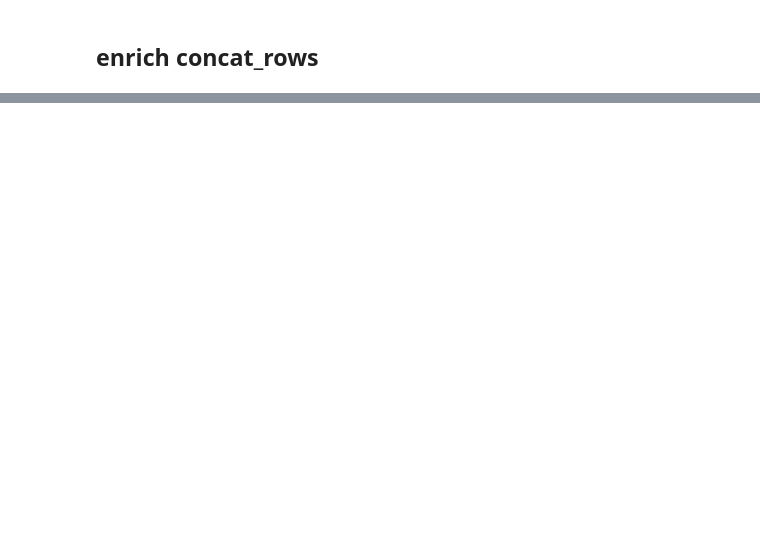
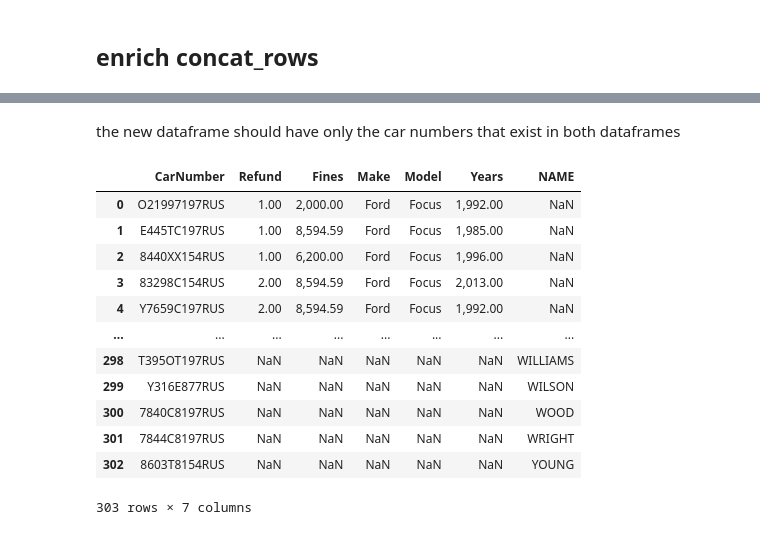
Before and after one commit to greg-gav/Python_DS_42_Picine, a Jupyter notebook: day_05/ex04/enrichment.ipynb, the cells around one changed output, grey strips where cells are left out. Drawn from its saved outputs; the diff is of its cells as text; code cells hidden in the pictures; blank space fills up the shorter version.

```diff
--- a/day_05/ex04/enrichment.ipynb
+++ b/day_05/ex04/enrichment.ipynb
@@ -67,0 +105,8 @@ fines
+# %%
+names = pd.read_json("../data/surname.json")
+num_unique = len(fines.CarNumber.unique())
+new_header = names.iloc[0]
+names = names[1:]
+names.columns = new_header
+owners = pd.concat([fines.CarNumber.sample(100).reset_index(drop=True), names.NAME.reset_index(drop=True)], axis=1)
+owners
@@ -67,0 +127,12 @@ fines
+# %%
+to_add = ["8976TT36US", 3, 7000.0, "Tesla", "Model Y", 2020]
+fines.loc[len(fines)] = to_add
+to_add = ["9000MAT9US", 1, 300.0, "Tesla", "Model X", 2021]
+fines.loc[len(fines)] = to_add
+to_add = ["KO6TT36US", 5, 57000.0, "Tesla", "Model M", 2022]
+fines.loc[len(fines)] = to_add
+to_add = ["KOTT9736US", 1, 100.0, "Tesla", "Model Z", 2019]
+fines.loc[len(fines)] = to_add
+to_add = ["POST36US", 1, 700.0, "Tesla", "Model S", 2018]
+fines.loc[len(fines)] = to_add
+fines
@@ -67,0 +153,10 @@ fines
+# %%
+to_drop = fines.CarNumber.iloc[-20:]
+owners[~owners['CarNumber'].isin(to_drop)]
+to_add = ["8976TT36EU", "IVANOV"]
+owners.loc[len(owners)] = to_add
+to_add = ["9000MAT9EU", "PETROV"]
+owners.loc[len(owners)] = to_add
+to_add = ["KO6TT36EU", "KIM"]
+owners.loc[len(owners)] = to_add
+owners
@@ -67,0 +177,20 @@ fines
+# %% [markdown]
+the new dataframe should have only the car numbers that exist in both
+dataframes
+# %%
+res = pd.concat([fines[fines.CarNumber.isin(owners.CarNumber)], owners[owners.CarNumber.isin(fines.CarNumber)]]).reset_index(drop=True)
+res
+# %% [output]
+|  | CarNumber | Refund | Fines | Make | Model | Years | NAME |
+| 0 | O21997197RUS | 1.00 | 2,000.00 | Ford | Focus | 1,992.00 | NaN |
+| 1 | E445TC197RUS | 1.00 | 8,594.59 | Ford | Focus | 1,985.00 | NaN |
+| 2 | 8440XX154RUS | 1.00 | 6,200.00 | Ford | Focus | 1,996.00 | NaN |
+| 3 | 83298C154RUS | 2.00 | 8,594.59 | Ford | Focus | 2,013.00 | NaN |
+| 4 | Y7659C197RUS | 2.00 | 8,594.59 | Ford | Focus | 1,992.00 | NaN |
+| ... | ... | ... | ... | ... | ... | ... | ... |
+| 298 | T395OT197RUS | NaN | NaN | NaN | NaN | NaN | WILLIAMS |
+| 299 | Y316E877RUS | NaN | NaN | NaN | NaN | NaN | WILSON |
+| 300 | 7840C8197RUS | NaN | NaN | NaN | NaN | NaN | WOOD |
+| 301 | 7844C8197RUS | NaN | NaN | NaN | NaN | NaN | WRIGHT |
+| 302 | 8603T8154RUS | NaN | NaN | NaN | NaN | NaN | YOUNG |
+303 rows × 7 columns
```
Also changed, not shown: parts of 14 cells of this notebook, 18 other files.
